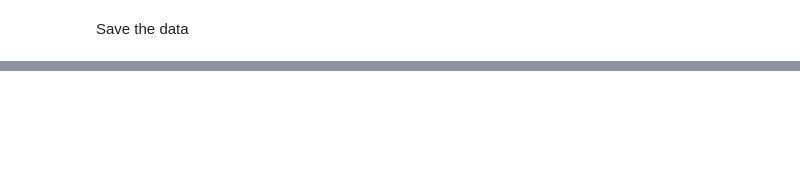
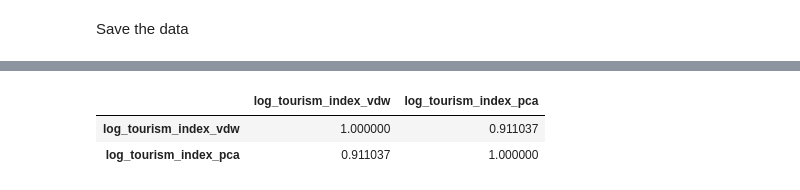
Before and after one commit to FrancescoCorti/Housing_Project, a Jupyter notebook: code/3_0_enginnering_new.ipynb, the cells around one changed output, grey strips where cells are left out. Cells and saved outputs as stored; diff of their text form; code cells hidden in the pictures; blank space fills up the shorter version.

```diff
--- a/code/3_0_enginnering_new.ipynb
+++ b/code/3_0_enginnering_new.ipynb
@@ -273,8 +274,11 @@ df_prov = df.groupby(['year','prov'], observed=True).agg({
     'prov_other_acc_beds' : 'first',
     'prov_ratio_arrivals_residents':'first',
     'prov_ratio_arrivals_foreigners':'first',
+    'prov_ratio_tot_arrivals' : 'first',
     'prov_ratio_tot_nights_residents':'first',
     'prov_ratio_tot_nights_foreigners':'first',
+    'prov_ratio_tot_nights' : 'first',
+    'prov_ratio_tot_beds' : 'first',
     'tourism_index_vdw':'first',
     'tourism_index_pca':'first',
     'tour_employed':'first',
@@ -312,8 +316,11 @@ log_col = ['prov_buy_min_wgt',
            'prov_other_acc_beds',
            'prov_ratio_arrivals_residents',
            'prov_ratio_arrivals_foreigners',
+           'prov_ratio_tot_arrivals',
            'prov_ratio_tot_nights_residents',
-           'prov_ratio_tot_nights_foreigners']
+           'prov_ratio_tot_nights_foreigners',
+           'prov_ratio_tot_nights',
+           'prov_ratio_tot_beds']
 
 for col in log_col:
     df_prov['log_' + col] = np.log(df_prov[col] + 1e-6)  # add a small constant to avoid log(0)
@@ -345,8 +352,11 @@ diff_col = ['log_prov_buy_min_wgt',
            'log_prov_other_acc_beds',
            'log_prov_ratio_arrivals_residents',
            'log_prov_ratio_arrivals_foreigners',
+           'log_prov_ratio_tot_arrivals',
            'log_prov_ratio_tot_nights_residents',
-           'log_prov_ratio_tot_nights_foreigners']
+           'log_prov_ratio_tot_nights_foreigners',
+           'log_prov_ratio_tot_nights',
+           'log_prov_ratio_tot_beds']
 
 for col in diff_col:
     df_prov['d_' + col] = df_prov.groupby('prov')[col].diff()
@@ -642,0 +697,15 @@ df_capital.to_csv('datasets/model_capital.csv', index = False)
+# %%
+# correlation matrix
+var_corr = [
+    'log_tourism_index_vdw',
+    'log_tourism_index_pca'
+
+]
+
+matrix = df_prov[var_corr].corr()
+
+matrix
+# %% [output]
+|  | log_tourism_index_vdw | log_tourism_index_pca |
+| log_tourism_index_vdw | 1.000000 | 0.911037 |
+| log_tourism_index_pca | 0.911037 | 1.000000 |
```
Also changed, not shown: parts of 12 cells of this notebook, 3 other files.
